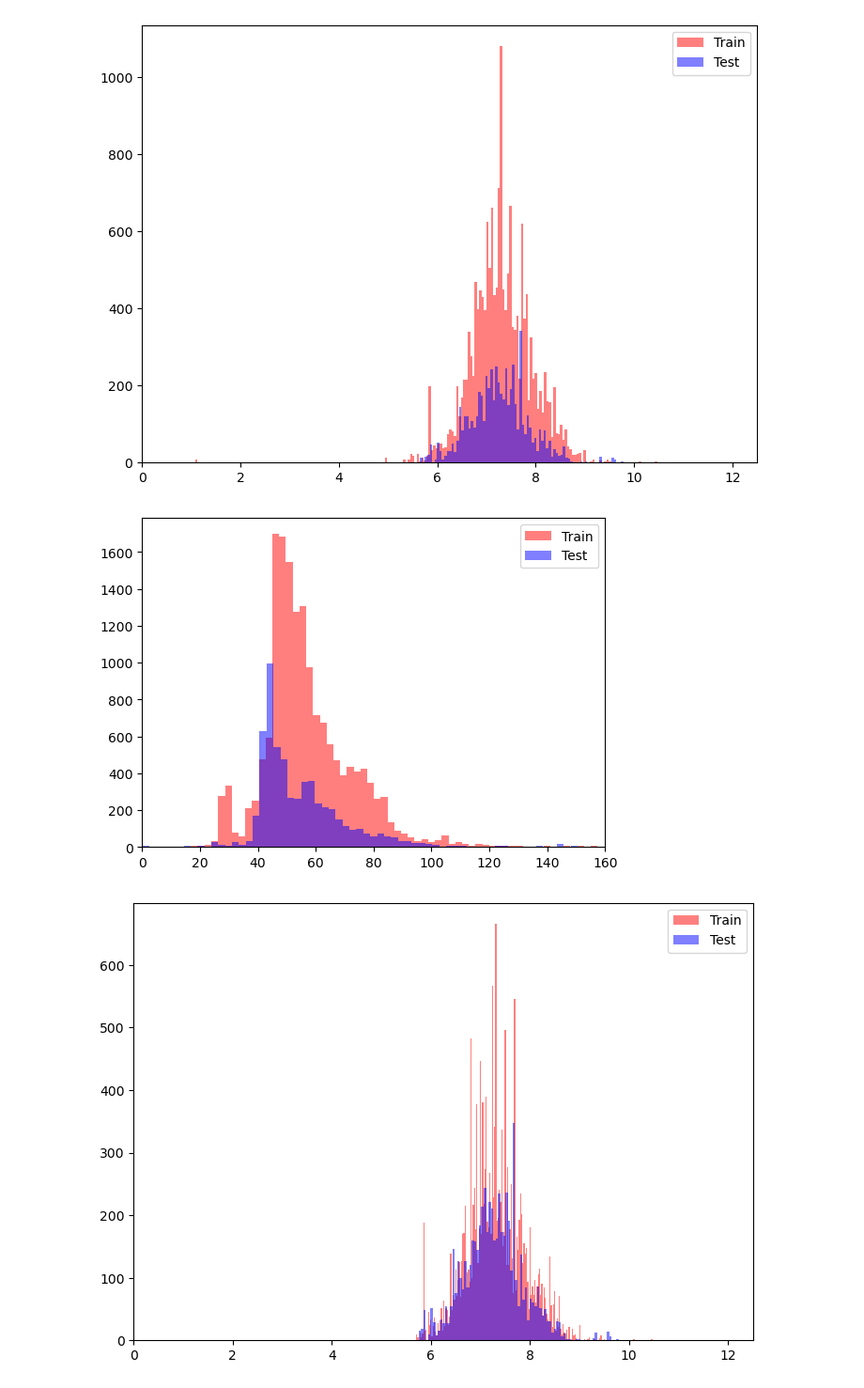
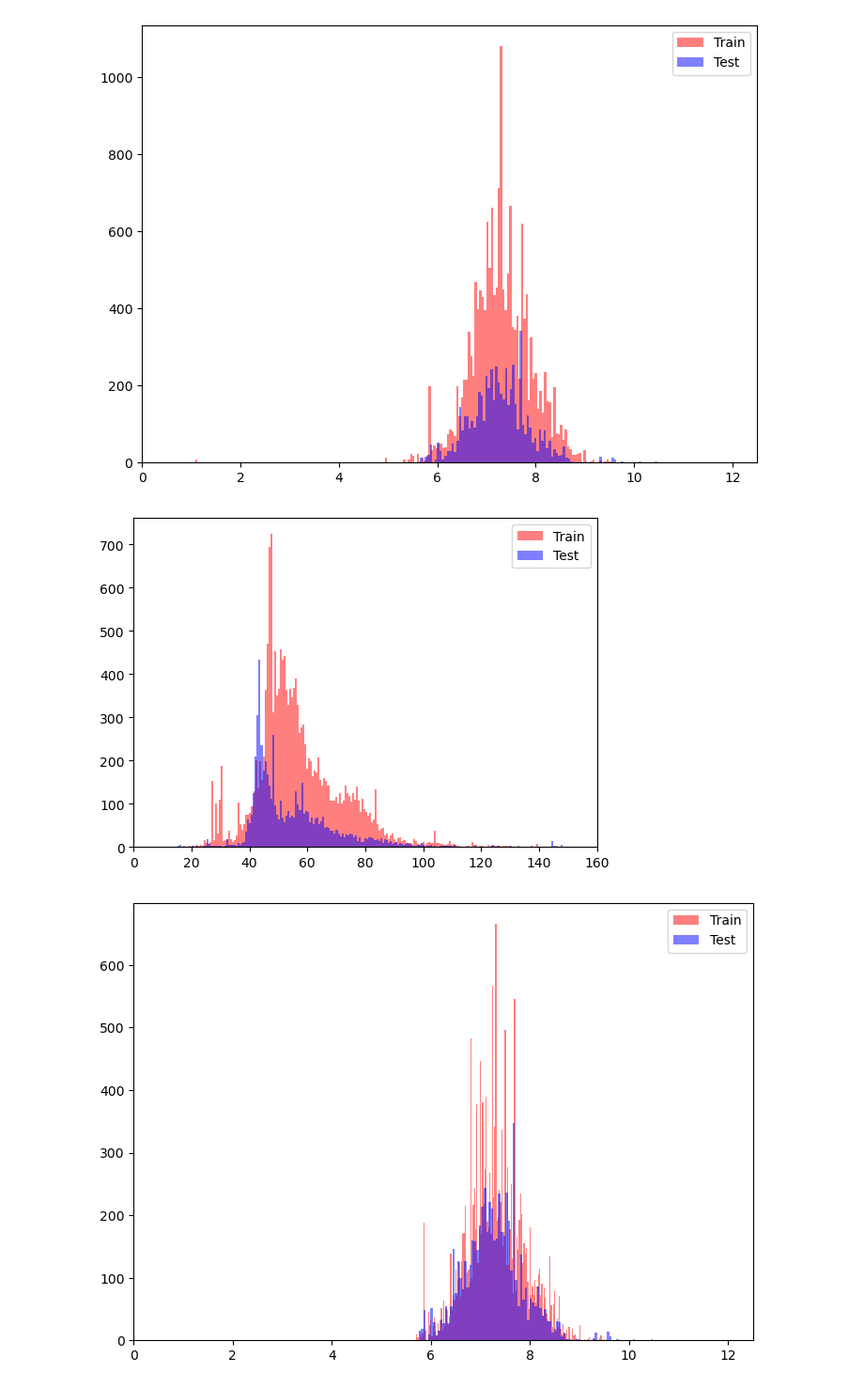
Before and after one commit to BLacuesta3/Sprint-10-Project, a Jupyter notebook: Sprint 10 Project Notebook.ipynb, the cells around one changed output. Shown at 94% size. Cells and saved outputs as stored; diff of their text form; code cells hidden in the pictures.

```diff
--- a/Sprint 10 Project Notebook.ipynb
+++ b/Sprint 10 Project Notebook.ipynb
@@ -709,21 +709,24 @@ plt.show()
 # %% [output]
 [figure]
 # %%
-data_train = data_train[(data_train['rougher.input.feed_size'] < 0) | (data_train['rougher.input.feed_size'] > 15)]
+data_train = data_train[(data_train['rougher.input.feed_size'] < 0) | (data_train['rougher.input.feed_size'] > 15) & (data_train['rougher.input.feed_size'] <= 150)]
 r_feed_train_2 = data_train['rougher.input.feed_size']
+
+data_test = data_test[(data_test['rougher.input.feed_size'] < 0) | (data_test['rougher.input.feed_size'] > 15) & (data_test['rougher.input.feed_size'] <= 150)]
+r_feed_test_2 = data_test['rougher.input.feed_size']
 # %%
 plt.figure(figsize=(14, 10))
 plt.subplot(2, 2, 1)
 plt.hist(r_feed_train_2, bins=200, alpha=0.5, label='Train', color='red')
-plt.hist(r_feed_test, bins=200, alpha=0.5, label='Test', color='blue')
+plt.hist(r_feed_test_2, bins=200, alpha=0.5, label='Test', color='blue')
 plt.legend(loc='upper right')
 
 plt.xlim(0, 160)
 
 plt.tight_layout
 plt.show()
 # %% [output]
-[figure, old version]
+[figure, new version]
 # %%
 data_train = data_train[(data_train['primary_cleaner.input.feed_size'] < 0) |  (data_train['primary_cleaner.input.feed_size'] > 5.7)]
 pc_feed_train_2 = data_train['primary_cleaner.input.feed_size']
```
